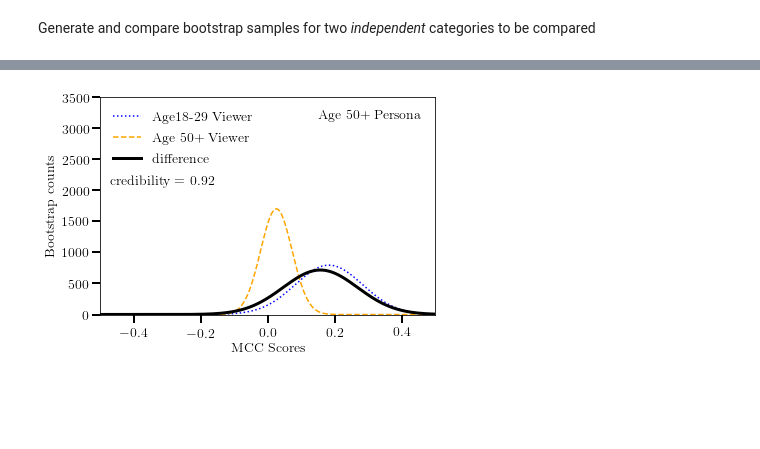
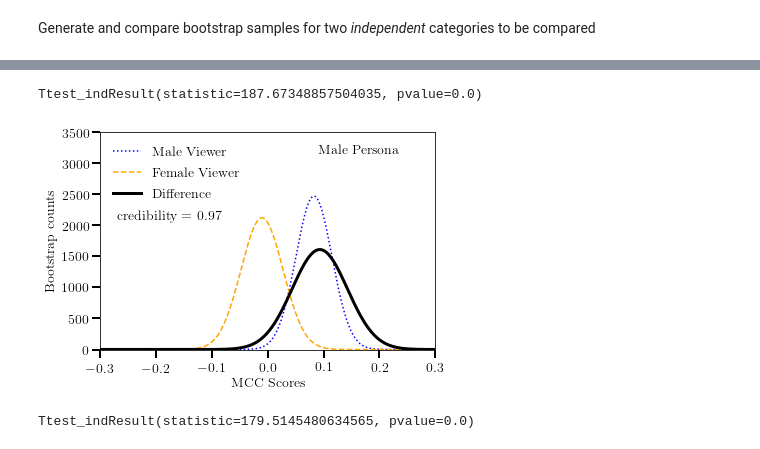
Before and after one commit to juniperlovato/DiverseMisinformationPaper, a Jupyter notebook: Final_Visualizations_of_Bootstrapping_confusion_matrix.ipynb, the cells around one changed output, grey strips where cells are left out. Cells and saved outputs as stored; diff of their text form; code cells hidden in the pictures; blank space fills up the shorter version.

```diff
--- a/Final_Visualizations_of_Bootstrapping_confusion_matrix.ipynb
+++ b/Final_Visualizations_of_Bootstrapping_confusion_matrix.ipynb
@@ -372,4 +147,26 @@ complete_visualization(bootstrap_Young, 'Age18-29 Viewer', bootstrap_Middle,'Age
-# %%
-complete_visualization(bootstrap_Young, 'Age18-29 Viewer', bootstrap_Old,'Age 50+ Viewer', 'Difference','Age 50+ Persona',3500,0.5)
-# %% [output]
-[figure, removed]
+# %%
+#Argument key: TP,FN,FP,TN
+#Male and female participants watching male videos
+
+bootstrap_Male_Male = generate_corrcoeff(355,320,105,138)
+bootstrap_Female_Male = generate_corrcoeff(243,246,99,96)
+
+result_bias_Gender = ttest_ind(bootstrap_Male_Male,bootstrap_Female_Male,equal_var=False)
+print(result_bias_Gender)
+# %% [output]
+Ttest_indResult(statistic=187.67348857504035, pvalue=0.0)
+# %%
+#Argument key:  array and label, demographic array
+complete_visualization(bootstrap_Male_Male,'Male Viewer',bootstrap_Female_Male,'Female Viewer', 'Difference', 'Male Persona', 3500,0.3)
+# %% [output]
+[figure, added]
+# %%
+#Male and female viewers of POC videos
+
+bootstrap_Male_POC = generate_corrcoeff(427,334,127,118)
+bootstrap_Female_POC = generate_corrcoeff(341,298,121,85)
+
+result_bias_Gender = ttest_ind(bootstrap_Male_POC,bootstrap_Female_POC,equal_var=False)
+print(result_bias_Gender)
+# %% [output]
+Ttest_indResult(statistic=179.5145480634565, pvalue=0.0)
```
Also changed, not shown: parts of 89 cells of this notebook.
